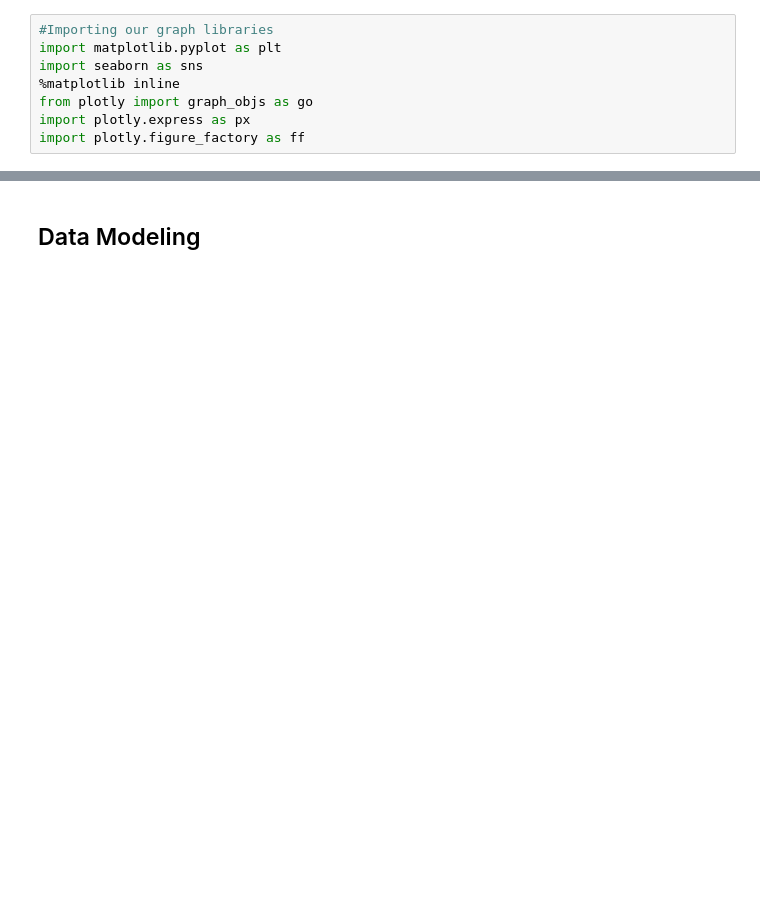
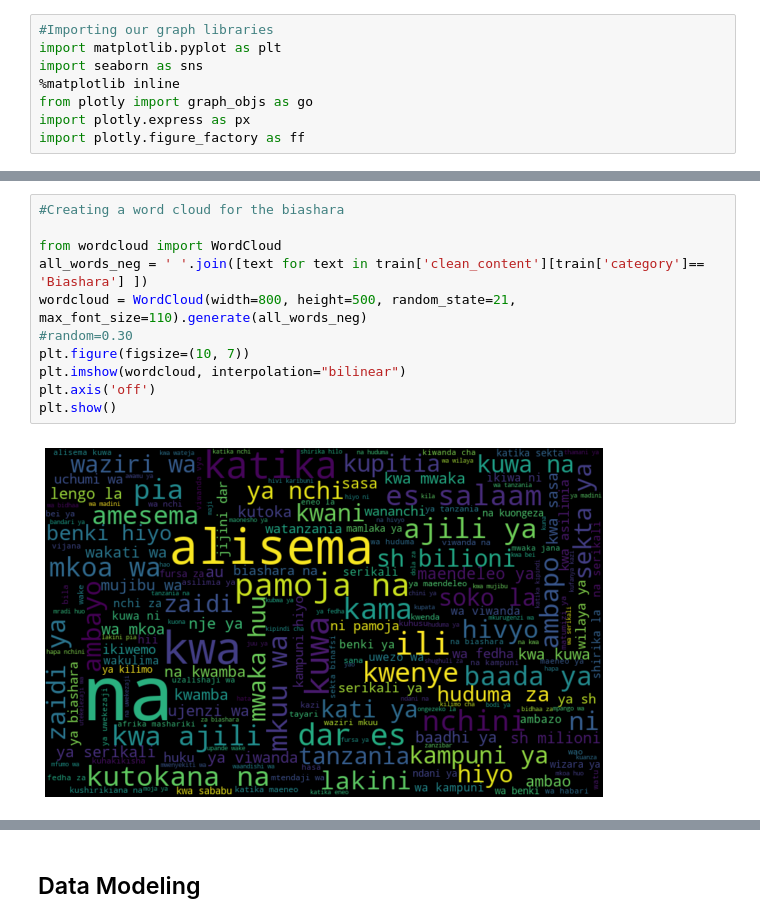
Before and after one commit to BrendaChepkoech/Swahili-News-Classification-Challange-Zindi, a Jupyter notebook: Swahili_News_Classification_Zindi_Challange.ipynb, the cells around one changed output, grey strips where cells are left out. Saved outputs shown, nothing was run; the diff lists cells and outputs as text; blank space fills up the shorter version.

```diff
--- a/Swahili_News_Classification_Zindi_Challange.ipynb
+++ b/Swahili_News_Classification_Zindi_Challange.ipynb
@@ -384,0 +325,13 @@ fig.show()
+# %%
+#Creating a word cloud for the biashara
+
+from wordcloud import WordCloud
+all_words_neg = ' '.join([text for text in train['clean_content'][train['category']== 'Biashara'] ])
+wordcloud = WordCloud(width=800, height=500, random_state=21, max_font_size=110).generate(all_words_neg)
+#random=0.30
+plt.figure(figsize=(10, 7))
+plt.imshow(wordcloud, interpolation="bilinear")
+plt.axis('off')
+plt.show()
+# %% [output]
+[figure, added]
```
Also changed, not shown: parts of 67 cells of this notebook.
